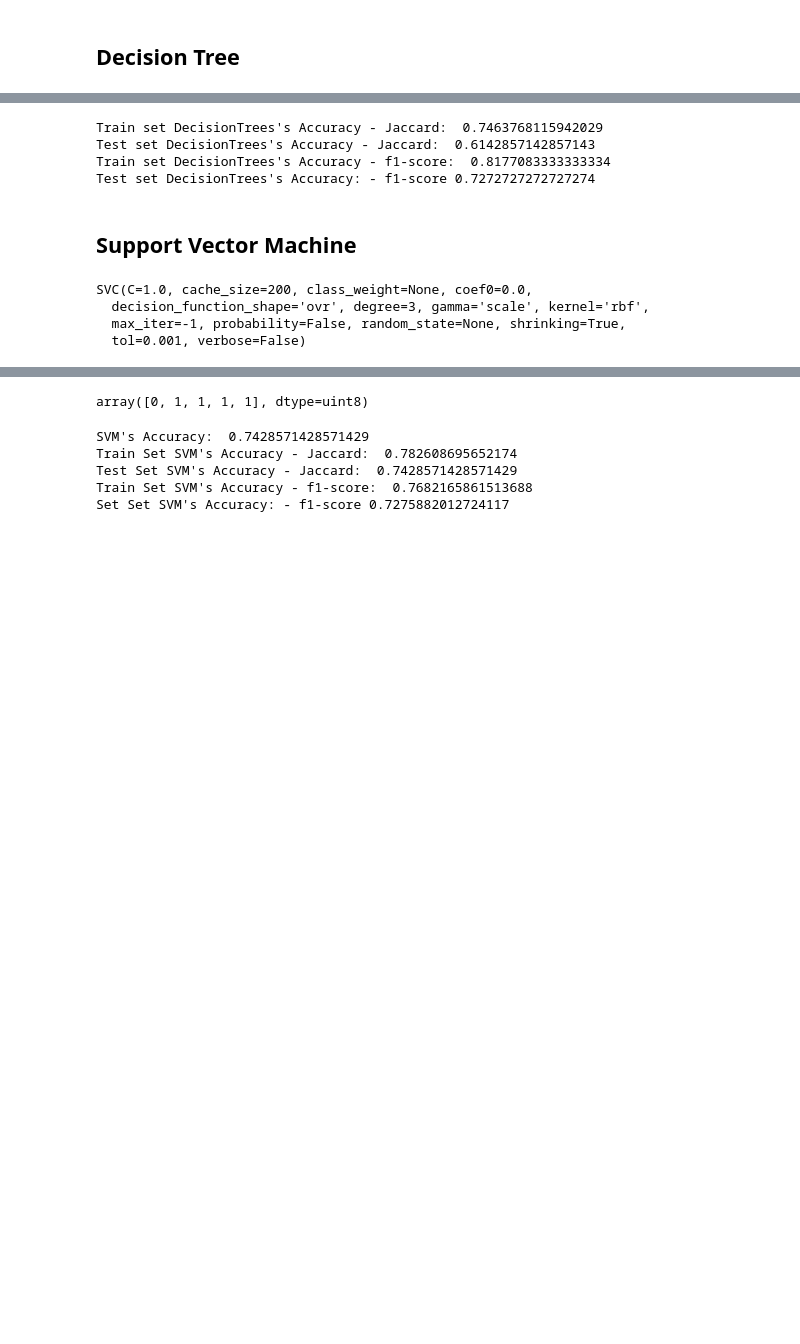
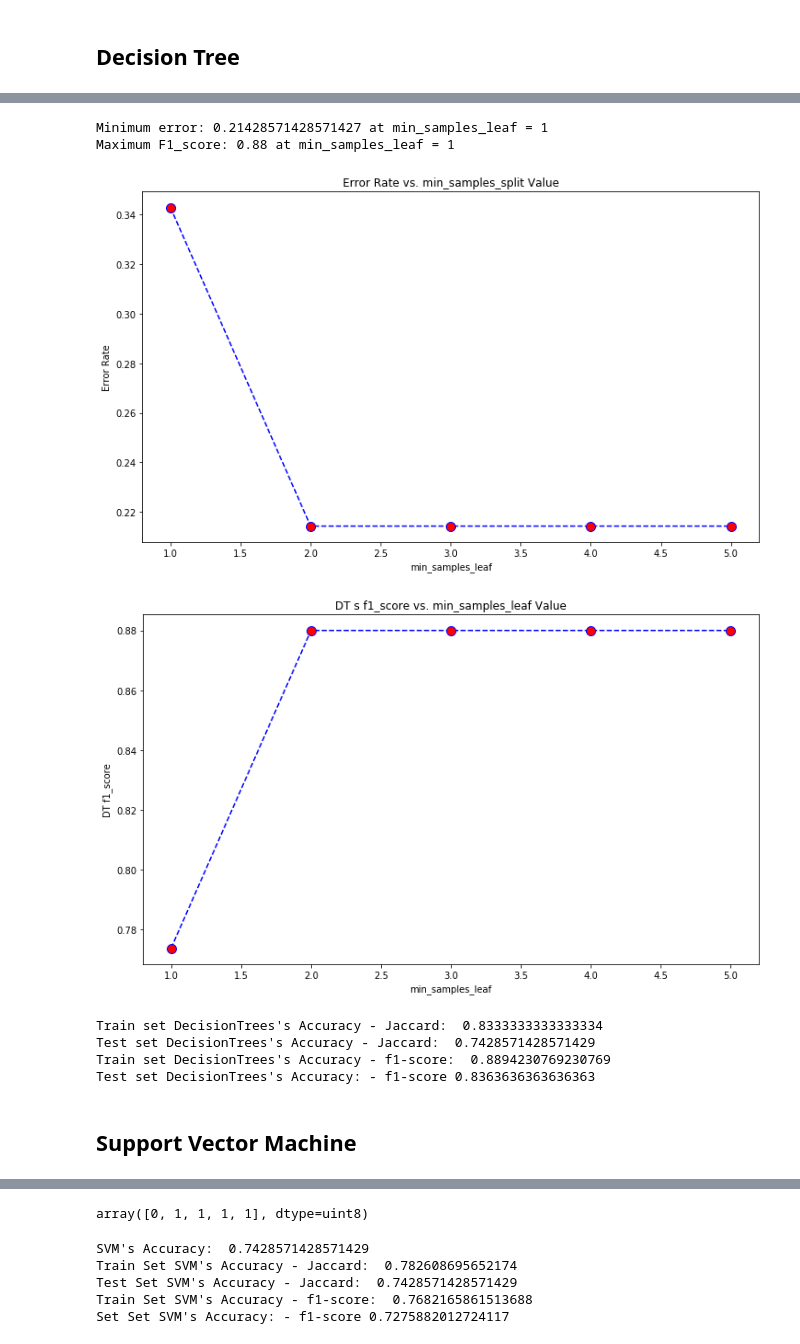
Before and after one commit to djouani/MLPython-capstone-Project1, a Jupyter notebook: ProjectNotebook1.ipynb, the cells around one changed output, grey strips where cells are left out. Drawn from its saved outputs; the diff is of its cells as text; code cells hidden in the pictures; blank space fills up the shorter version.

```diff
--- a/ProjectNotebook1.ipynb
+++ b/ProjectNotebook1.ipynb
@@ -370,23 +449,57 @@ predTree = loanTree.predict(X_test)
+# %%
+# Compute the best min_samples_leaf
+
+min_samples_leafs = np.linspace(0.1, 0.5, 5, endpoint=True)
+error_rateDT = []
+f1_scoreDT = []
+for min_samples_leaf in min_samples_leafs:
+    dt = DecisionTreeClassifier(criterion="entropy", max_depth =6, min_samples_split=min_samples_split, min_samples_leaf=min_samples_leaf)
+    dt.fit(X_train, y_train)
+    pred_i = dt.predict(X_test)
+    error_rateDT.append(np.mean(pred_i != y_test))
+    f1_scoreDT.append(metrics.f1_score(y_test, pred_i))
+
+plt.figure(figsize=(12,7))
+plt.plot(range(1,6),error_rateDT,color='blue', linestyle='dashed',
+         marker='o',markerfacecolor='red', markersize=10)
+plt.title('Error Rate vs. min_samples_split Value')
+plt.xlabel('min_samples_leaf')
+plt.ylabel('Error Rate')
+print("Minimum error:",min(error_rateDT),"at min_samples_leaf =",error_rateDT.index(min(error_rateDT)))
+
+plt.figure(figsize=(12,7))
+plt.plot(range(1,6),f1_scoreDT,color='blue', linestyle='dashed',
+         marker='o',markerfacecolor='red', markersize=10)
+plt.title('DT s f1_score vs. min_samples_leaf Value')
+plt.xlabel('min_samples_leaf')
+plt.ylabel('DT f1_score')
+print("Maximum F1_score:",max(f1_scoreDT),"at min_samples_leaf =",f1_scoreDT.index(max(f1_scoreDT)))
+
+min_samples_leaf=2
+# %% [output]
+Minimum error: 0.21428571428571427 at min_samples_leaf = 1
+Maximum F1_score: 0.88 at min_samples_leaf = 1
+[figure, added]
+[figure, added]
 # %%
 from sklearn import metrics
+
 import matplotlib.pyplot as plt
+
+#criterion="entropy",
+loanTree = DecisionTreeClassifier(criterion="entropy", max_depth =max_depth, min_samples_split=min_samples_split, min_samples_leaf=min_samples_leaf)
+loanTree.fit(X_train,y_train)
+
+predTree = loanTree.predict(X_test)
+
 print("Train set DecisionTrees's Accuracy - Jaccard: ", metrics.jaccard_similarity_score(y_train, loanTree.predict(X_train)))
 print("Test set DecisionTrees's Accuracy - Jaccard: ", metrics.jaccard_similarity_score(y_test, predTree))
 print("Train set DecisionTrees's Accuracy - f1-score: ", metrics.f1_score(y_train, loanTree.predict(X_train)))
 print("Test set DecisionTrees's Accuracy: - f1-score", metrics.f1_score(y_test, predTree))
 # %% [output]
-Train set DecisionTrees's Accuracy - Jaccard:  0.7463768115942029
-Test set DecisionTrees's Accuracy - Jaccard:  0.6142857142857143
-Train set DecisionTrees's Accuracy - f1-score:  0.8177083333333334
-Test set DecisionTrees's Accuracy: - f1-score 0.7272727272727274
+Train set DecisionTrees's Accuracy - Jaccard:  0.8333333333333334
+Test set DecisionTrees's Accuracy - Jaccard:  0.7428571428571429
+Train set DecisionTrees's Accuracy - f1-score:  0.8894230769230769
+Test set DecisionTrees's Accuracy: - f1-score 0.8363636363636363
 # %% [markdown]
 ## Support Vector Machine
-# %%
-from sklearn import svm
-clf = svm.SVC(gamma='scale', kernel='rbf')
-clf.fit(X_train, y_train)
-# %% [output]
-SVC(C=1.0, cache_size=200, class_weight=None, coef0=0.0,
-  decision_function_shape='ovr', degree=3, gamma='scale', kernel='rbf',
-  max_iter=-1, probability=False, random_state=None, shrinking=True,
-  tol=0.001, verbose=False)
```
Also changed, not shown: parts of 18 cells of this notebook.
